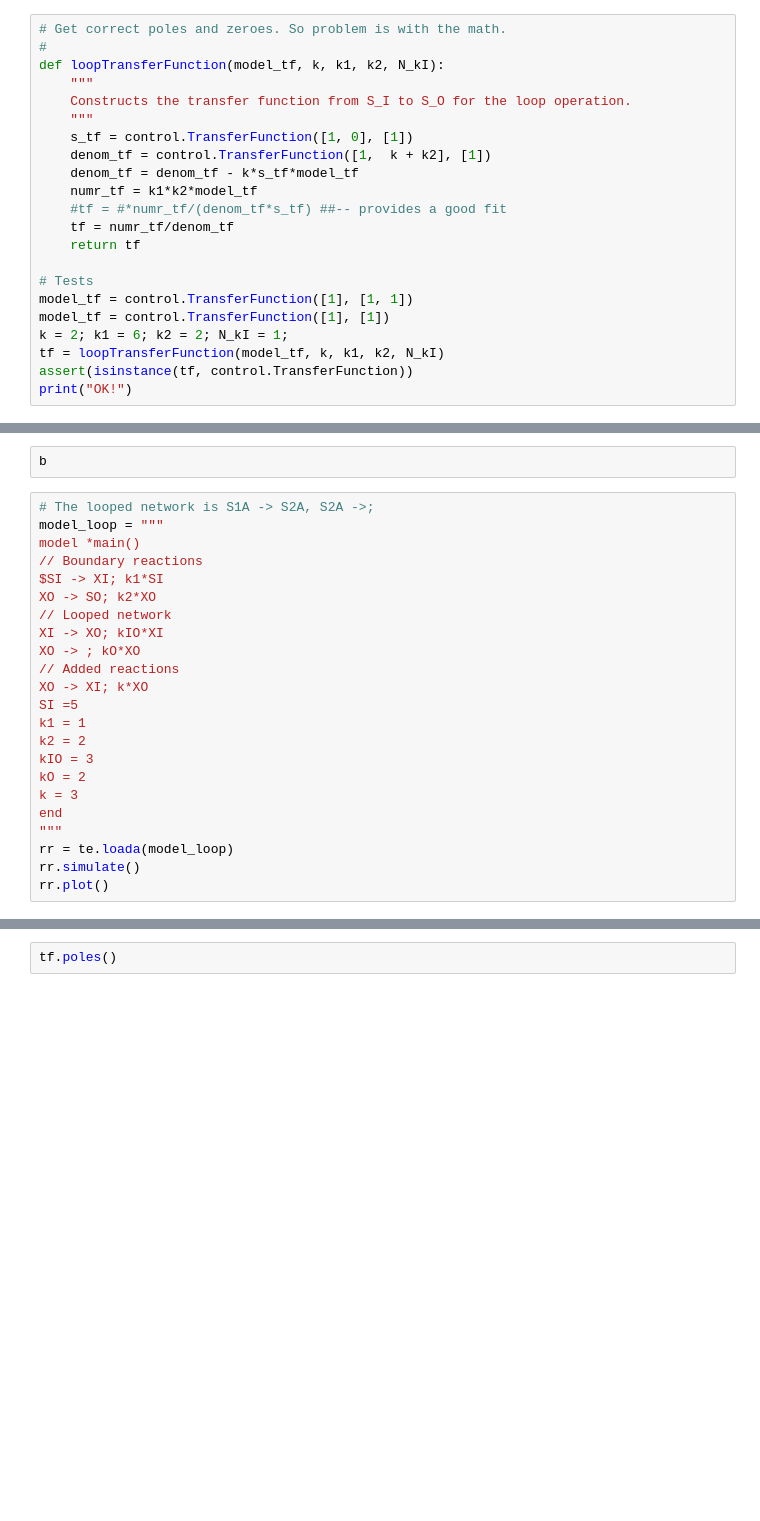
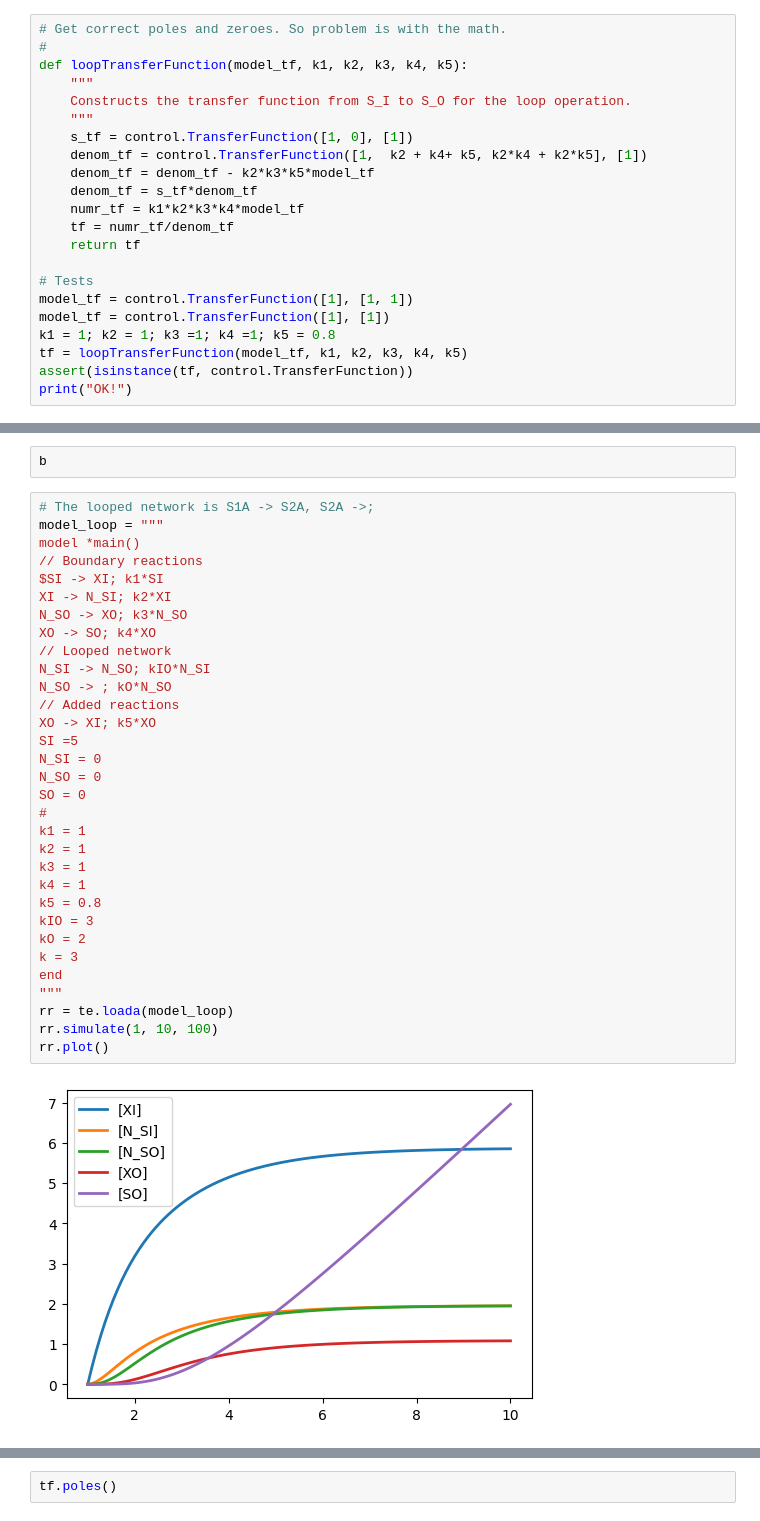
Before and after one commit to joseph-hellerstein/linear_reaction_networks, a Jupyter notebook: notebooks/Theory_Of_Approximate_Reaction_Networks.ipynb, the cells around one changed output, grey strips where cells are left out. Cells and saved outputs as stored; diff of their text form; blank space fills up the shorter version.

Commit message:
Progress on derivation of loop

```diff
--- a/notebooks/Theory_Of_Approximate_Reaction_Networks.ipynb
+++ b/notebooks/Theory_Of_Approximate_Reaction_Networks.ipynb
@@ -333,23 +374,23 @@ H (s) & = &    \frac{k_1  k_2 G(s) }{s + k + k_2 - k s G(s)}   \\
 # %%
 # Get correct poles and zeroes. So problem is with the math.
 #
-def loopTransferFunction(model_tf, k, k1, k2, N_kI):
+def loopTransferFunction(model_tf, k1, k2, k3, k4, k5):
     """
     Constructs the transfer function from S_I to S_O for the loop operation.
     """
     s_tf = control.TransferFunction([1, 0], [1])
-    denom_tf = control.TransferFunction([1,  k + k2], [1])
-    denom_tf = denom_tf - k*s_tf*model_tf
-    numr_tf = k1*k2*model_tf
-    #tf = #*numr_tf/(denom_tf*s_tf) ##-- provides a good fit
+    denom_tf = control.TransferFunction([1,  k2 + k4+ k5, k2*k4 + k2*k5], [1])
+    denom_tf = denom_tf - k2*k3*k5*model_tf
+    denom_tf = s_tf*denom_tf
+    numr_tf = k1*k2*k3*k4*model_tf
     tf = numr_tf/denom_tf
     return tf
 
 # Tests
 model_tf = control.TransferFunction([1], [1, 1])
 model_tf = control.TransferFunction([1], [1])
-k = 2; k1 = 6; k2 = 2; N_kI = 1;
-tf = loopTransferFunction(model_tf, k, k1, k2, N_kI)
+k1 = 1; k2 = 1; k3 =1; k4 =1; k5 = 0.8
+tf = loopTransferFunction(model_tf, k1, k2, k3, k4, k5)
 assert(isinstance(tf, control.TransferFunction))
 print("OK!")
 # %% [output]
@@ -363,24 +404,35 @@ b
 # %%
 # The looped network is S1A -> S2A, S2A ->;
 model_loop = """
 model *main()
 // Boundary reactions
 $SI -> XI; k1*SI
-XO -> SO; k2*XO
+XI -> N_SI; k2*XI
+N_SO -> XO; k3*N_SO
+XO -> SO; k4*XO
 // Looped network
-XI -> XO; kIO*XI
-XO -> ; kO*XO
+N_SI -> N_SO; kIO*N_SI
+N_SO -> ; kO*N_SO
 // Added reactions
-XO -> XI; k*XO
+XO -> XI; k5*XO
 SI =5
+N_SI = 0
+N_SO = 0
+SO = 0
+#
 k1 = 1
-k2 = 2
+k2 = 1
+k3 = 1
+k4 = 1
+k5 = 0.8
 kIO = 3
 kO = 2
 k = 3
 end
 """
 rr = te.loada(model_loop)
-rr.simulate()
+rr.simulate(1, 10, 100)
 rr.plot()
+# %% [output]
+[figure, added]
 # %%
```
Also changed, not shown: parts of 6 cells of this notebook.
